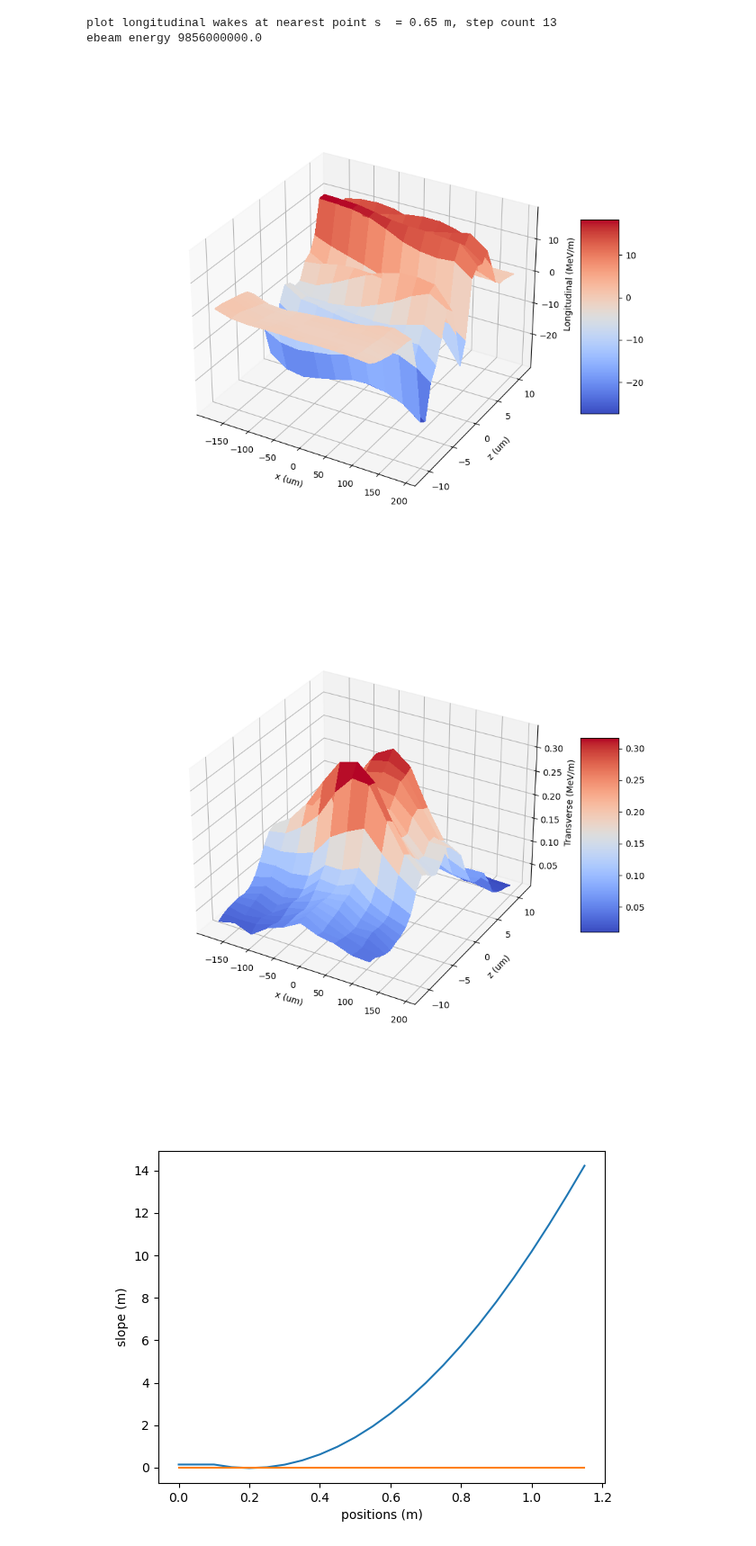
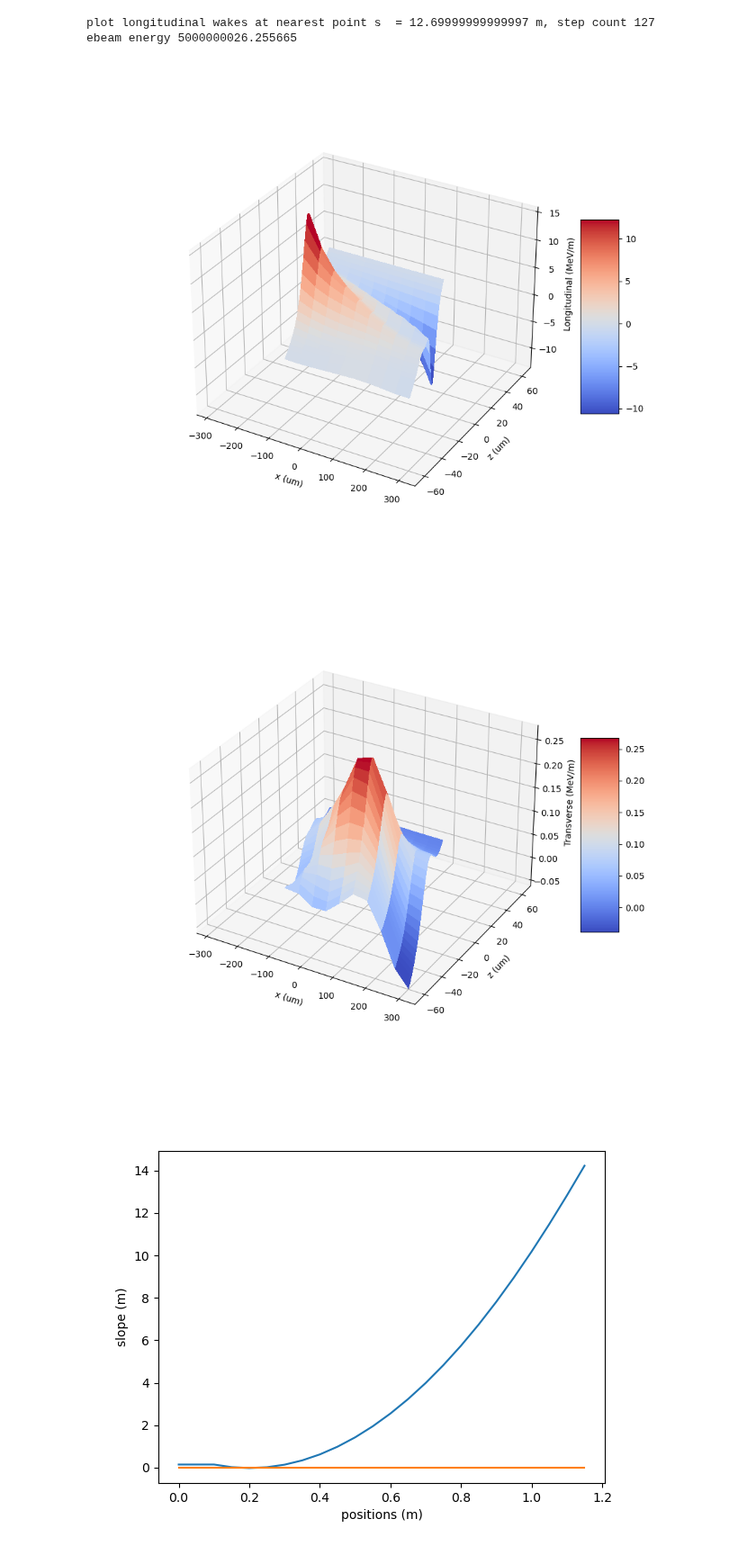
Before and after one commit to slaclab/pyDFCSR, a Jupyter notebook: pyDFCSR_2D/example/plot.ipynb, the cells around one changed output. Shown at 90% size. Cells and saved outputs as stored; diff of their text form; code cells hidden in the pictures.

```diff
--- a/pyDFCSR_2D/example/plot.ipynb
+++ b/pyDFCSR_2D/example/plot.ipynb
@@ -4,15 +4,15 @@ import sys
 sys.path.insert(0,'../')
 from plot_from_output import DFCSR_postprocessor
 # %%
-DFplot = DFCSR_postprocessor(run_name = 'facet_obed-2024-05-27T09_30_01-07_00',
+DFplot = DFCSR_postprocessor(run_name = 'chicane-2024-05-27T19_38_55-07_00',
                              work_dir = './output/')
 
-DFplot.plot_wakes(s = 0.65)
+DFplot.plot_wakes(s = 12.7)
 # %% [output]
-plot longitudinal wakes at nearest point s  = 0.65 m, step count 13
-ebeam energy 9856000000.0
+plot longitudinal wakes at nearest point s  = 12.69999999999997 m, step count 127
+ebeam energy 5000000026.255665
-[figure, old version]
+[figure, new version]
-[figure, old version]
+[figure, new version]
 # %%
 DFplot.plot_stats('slope')
 # %% [output]
```
Also changed, not shown: 24 other files.
